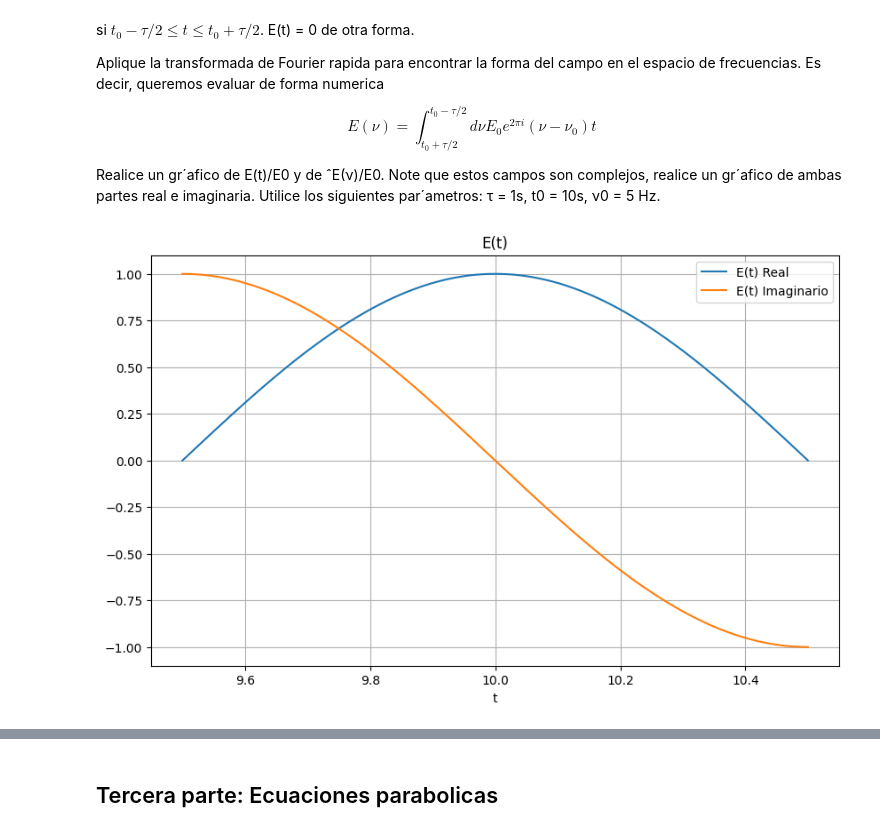
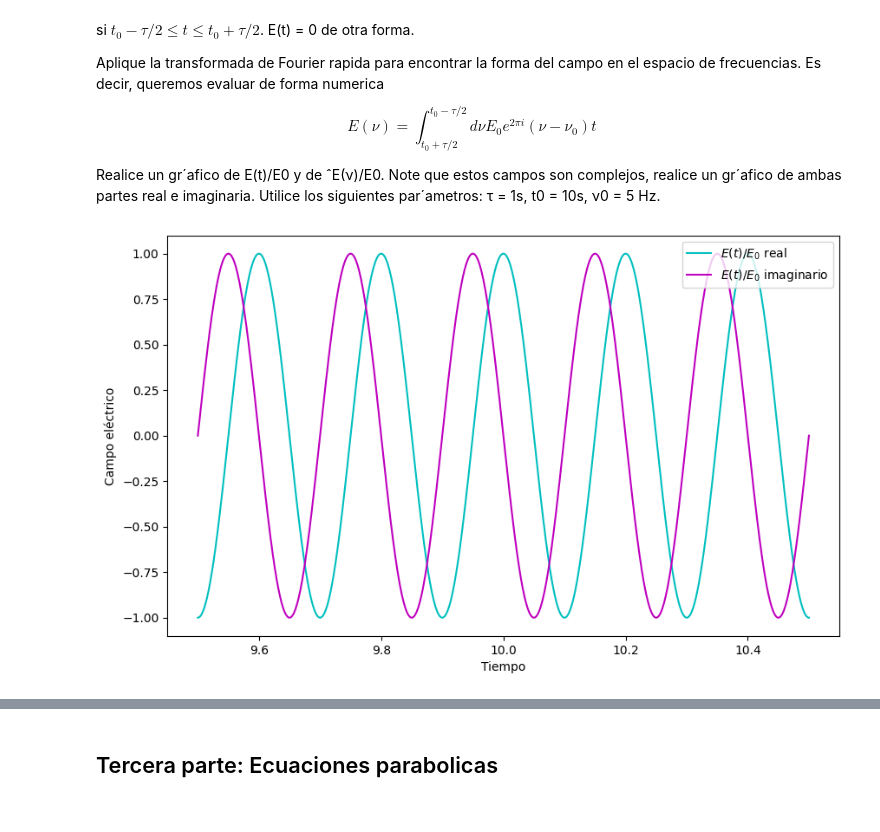
Before and after one commit to Sherezax/tarea_05, a Jupyter notebook: tarea_05.ipynb, the cells around one changed output, grey strips where cells are left out. Saved outputs shown, nothing was run; the diff lists cells and outputs as text; code cells hidden in the pictures.

```diff
--- a/tarea_05.ipynb
+++ b/tarea_05.ipynb
@@ -12,0 +88,20 @@ I = \int_{-1}^{1} {x^4+ sin^2(x)} dx
+# %%
+def main(a,b,N,sample):
+    x = np.linspace(a, b, sample)
+    #Se almacena los resultados de las integraciones usando los métodos de Riemann, trapezoidal y Simpson para cada punto en x.
+    result_riemann = np.zeros(sample)
+    result_trap = np.zeros(sample)
+    result_simpson = np.zeros(sample)
+    result_gauss = gauss(a, b, 50, f)
+#En este bucle, se calculan las integrales desde a hasta cada punto en x
+    for i in range(sample):
+        result_riemann[i] = riemann(a, x[i], N, f)
+        result_trap[i] = trapezoide(a,x[i], N, f)
+        result_simpson[i] = simpson(a, x[i], N, f)
+    print(f"Riemann: {result_riemann[sample-1]}")
+    print(f"Trapezoides: {result_trap[sample-1]}")
+    print(f"Simpson: {result_simpson[sample-1]}")
+    print(f"Gauss: {result_gauss}")
+    return N
+
+N = main(-1, 1, int(100), 100)
@@ -34,50 +178,51 @@ dνE_0e^{2πi}(ν−ν_0)t
 Realice un gr´afico de E(t)/E0 y de ˆE(ν)/E0. Note que estos campos son complejos, realice un gr´afico de ambas partes real
 e imaginaria. Utilice los siguientes par´ametros: τ = 1s, t0 = 10s, ν0 = 5 Hz.
 # %%
-import numpy as np
-import matplotlib.pyplot as plt
+import cmath as cm
 
-def E_v(v, t):
-    return np.exp(-2 * np.pi * 1j * (v - 5) * t)
+def func(t, v_0, E_0):
+    return E_0 * cm.exp(-2j*cm.pi*v_0*t)
 
-def E(t):
-    return np.exp(-2 * np.pi * 1j * 0.5 * t)
+def fourier(t_0, tau, v_0, N, E_0):
+    a = t_0 - (tau/2)
+    b = t_0 + (tau/2)
+    t_vals = np.linspace(a, b, int(N))
+    E_t = np.zeros(N, dtype=complex )
+    for i in range(N):
+        E_t[i] = func(t_vals[i], v_0, E_0)
+    fourier_t = np.fft.fft(E_t, norm="forward")
+    freq = np.fft.fftfreq(len(fourier_t), d=t_vals[1]-t_vals[0])
+    return E_t, fourier_t, freq, t_vals
 
-# Listas
-t = np.linspace(9.5, 10.5, 1000)
-v = np.arange(5, 6, 0.001)
-x_real = np.zeros(1000)
-x_imag = np.zeros(1000)
 
-# Ejecución del Código
-for i in range(len(t)):
-    x_real[i] = E(t[i]).real
-    x_imag[i] = E(t[i]).imag
+def main(t_0, tau, v_0, N, E_0):
 
-# Graficar E(t)
-plt.figure(figsize=(10, 6))
-plt.plot(t, x_real, label='E(t) Real')
-plt.plot(t, x_imag, label='E(t) Imaginario')
-plt.title('E(t)')
-plt.xlabel('t')
-plt.legend()
-plt.grid(True)
-plt.show()
+    E_t, fft, w, t_vals = fourier(t_0, tau, v_0, N, E_0)
 
-# Calcular la transformada de Fourier de E_v
-fourier_array = np.fft.fft(E_v(v, t))
+    plt.figure(figsize=(10, 6))
+    plt.plot(t_vals, np.real(E_t/E_0), 'c', label="$E(t)/E_0$ real")
+    plt.plot(t_vals, np.imag(E_t/E_0), 'm', label="$E(t)/E_0$ imaginario")
+    plt.xlabel("Tiempo")
+    plt.ylabel("Campo eléctrico")
+    plt.legend(loc="upper right")
+    plt.show()
 
-# Calcular las frecuencias correspondientes
-frequencies = np.fft.fftfreq(len(v), d=(v[1] - v[0]))
+    plt.figure(figsize=(10, 6))
+    plt.xlabel("Frecuencia")
+    plt.ylabel(r"$\hat{E}(\nu)/E_0$")
+    plt.plot(w*(2.0*np.pi), np.real(fft/E_0), 'b-*', label=r"$\hat{E}(\nu)/E_0$ real")
+    plt.title("Real")
+    plt.xlim(-80, 20)
+    plt.show()
 
-# Graficar la transformada de Fourier
-plt.figure(figsize=(10, 6))
-plt.plot(frequencies, np.abs(fourier_array), label='Transformada de Fourier')
-plt.title('Transformada de Fourier de E_v(v, t)')
-plt.xlabel('Frecuencia')
-plt.ylabel('Magnitud')
-plt.legend()
-plt.grid(True)
-plt.show()
+    plt.figure(figsize=(10, 6))
+    plt.xlabel("Frecuencia")
+    plt.ylabel(r"$\hat{E}(\nu)/E_0$")
+    plt.plot(w*(2.0*np.pi), np.imag(fft/E_0), 'r-*', label=r"$\hat{E}(\nu)/E_0$ imaginario")
+    plt.title("Imaginaria")
+    plt.xlim(-80, 20)
+    plt.show()
+
+main(10, 1, 5, 4096, 1)
 # %% [output]
-[figure, old version]
+[figure, new version]
```
Also changed, not shown: parts of 22 cells of this notebook.
